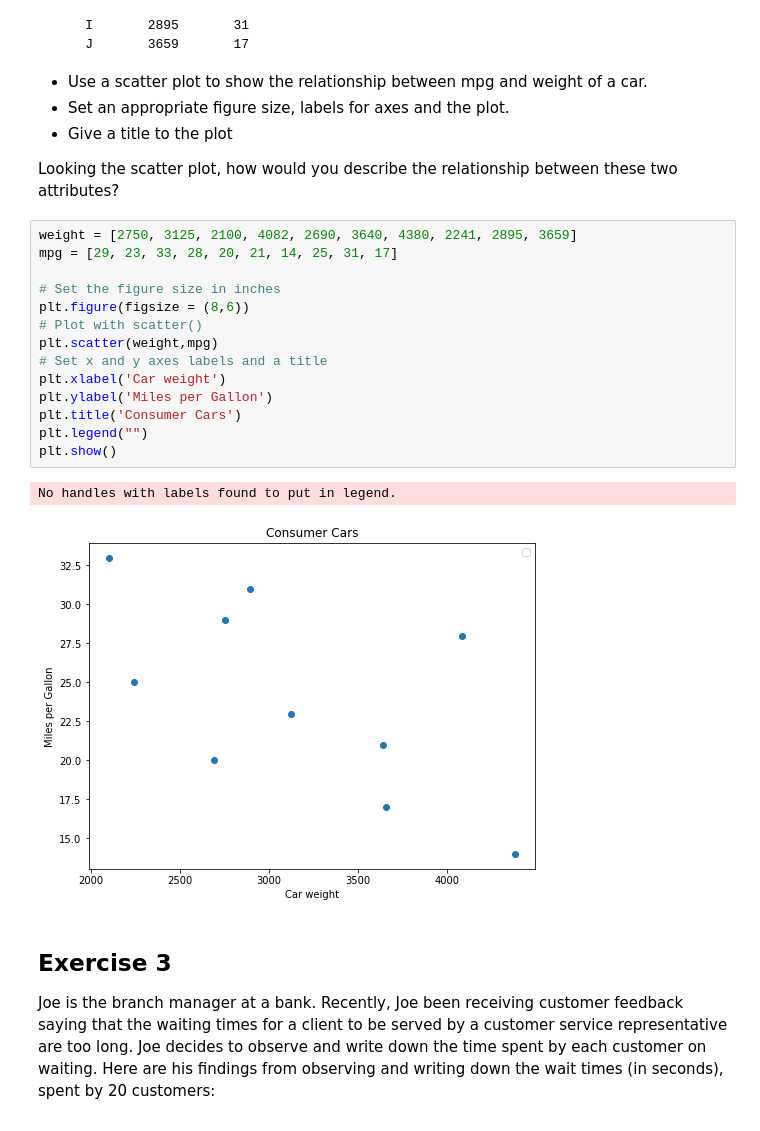
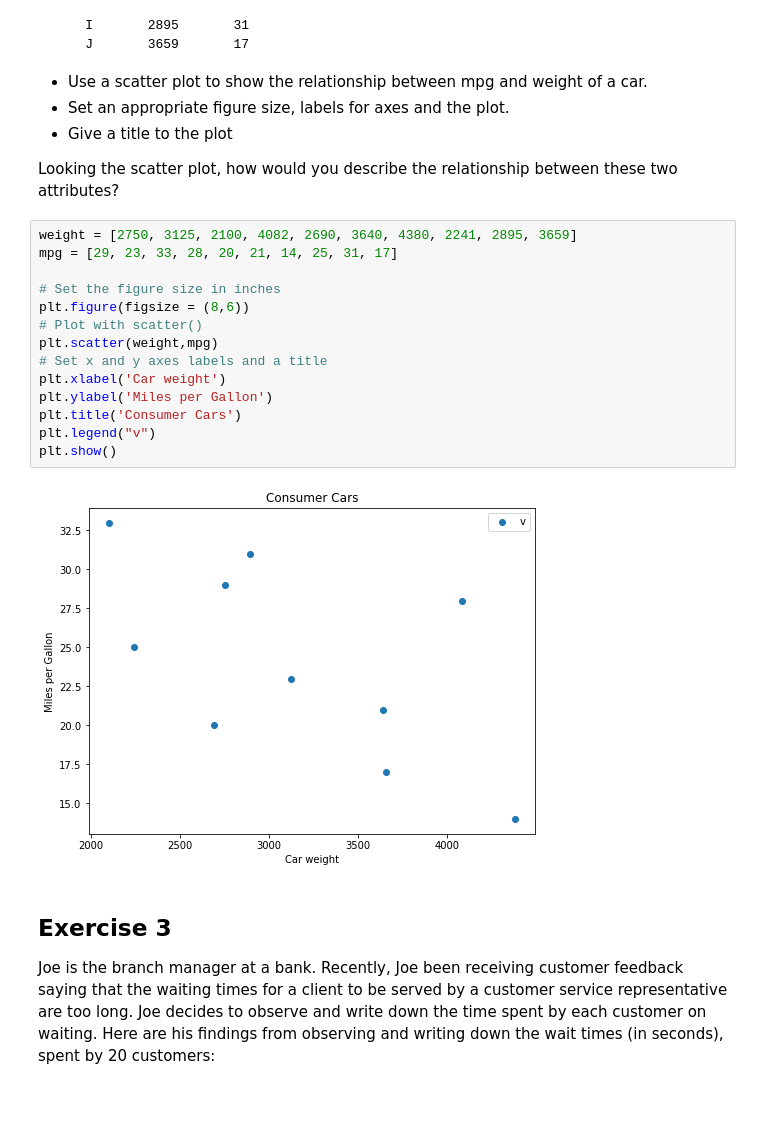
Before and after one commit to probboy/dsc-data-viz-lab-nyc-ds-082619, a Jupyter notebook: index.ipynb, the cells around one changed output. Drawn from its saved outputs; the diff is of its cells as text.

```diff
--- a/index.ipynb
+++ b/index.ipynb
@@ -70,20 +70,19 @@ Looking the scatter plot, how would you describe the relationship between these
 # %%
 weight = [2750, 3125, 2100, 4082, 2690, 3640, 4380, 2241, 2895, 3659]
 mpg = [29, 23, 33, 28, 20, 21, 14, 25, 31, 17]
 
 # Set the figure size in inches
 plt.figure(figsize = (8,6))
 # Plot with scatter()
 plt.scatter(weight,mpg)
 # Set x and y axes labels and a title
 plt.xlabel('Car weight')
 plt.ylabel('Miles per Gallon')
 plt.title('Consumer Cars')
-plt.legend("")
+plt.legend("v")
 plt.show()
 # %% [output]
-No handles with labels found to put in legend.
-[figure, old version]
+[figure, new version]
 # %% [markdown]
 ## Exercise 3
 
```
